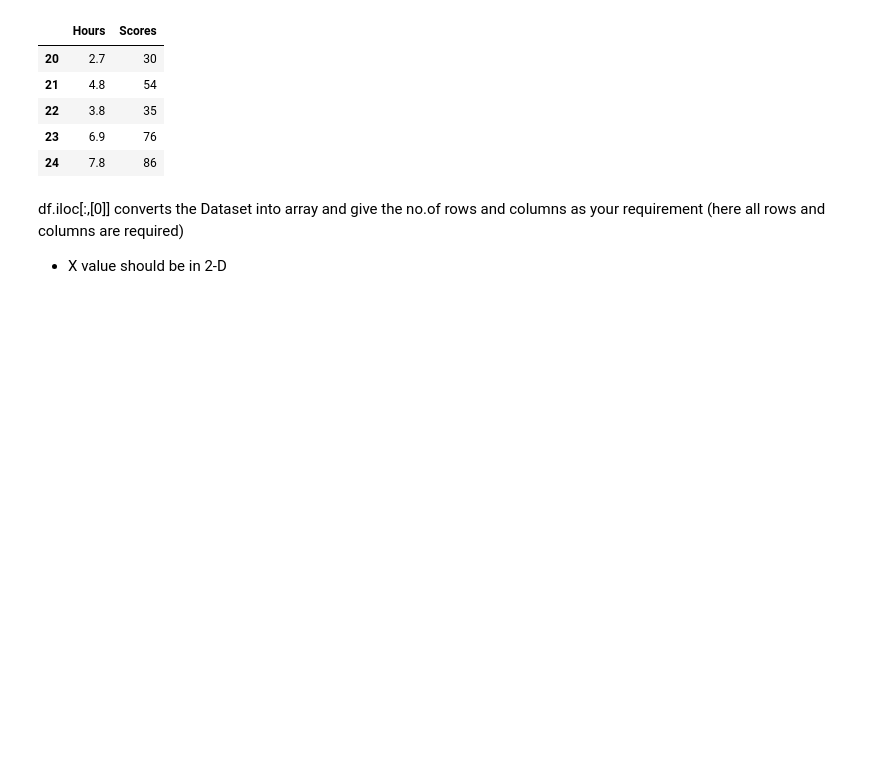
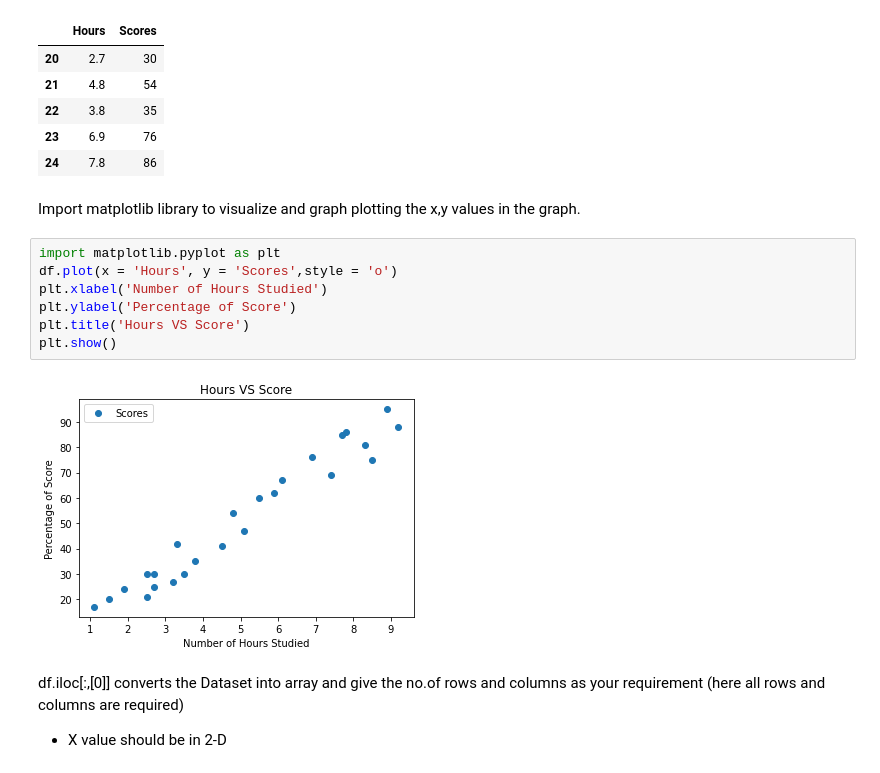
Before and after one commit to anilchandu809/Project, a Jupyter notebook: Prediction_using_supervised_ML.ipynb, the cells around one changed output. Saved outputs shown, nothing was run; the diff lists cells and outputs as text; blank space fills up the shorter version.

```diff
--- a/Prediction_using_supervised_ML.ipynb
+++ b/Prediction_using_supervised_ML.ipynb
@@ -79,6 +60,17 @@ df.tail()
 | 22 | 3.8 | 35 |
 | 23 | 6.9 | 76 |
 | 24 | 7.8 | 86 |
+# %% [markdown]
+Import matplotlib library to visualize and graph plotting the x,y values in the graph.
+# %%
+import matplotlib.pyplot as plt
+df.plot(x = 'Hours', y = 'Scores',style = 'o')
+plt.xlabel('Number of Hours Studied')
+plt.ylabel('Percentage of Score')
+plt.title('Hours VS Score')
+plt.show()
+# %% [output]
+[figure, added]
 # %% [markdown]
 df.iloc[:,[0]] converts the Dataset into array and give the no.of rows and columns as your requirement (here all rows and columns are required)
 * X value should be in 2-D
```
Also changed, not shown: parts of 11 cells of this notebook.
